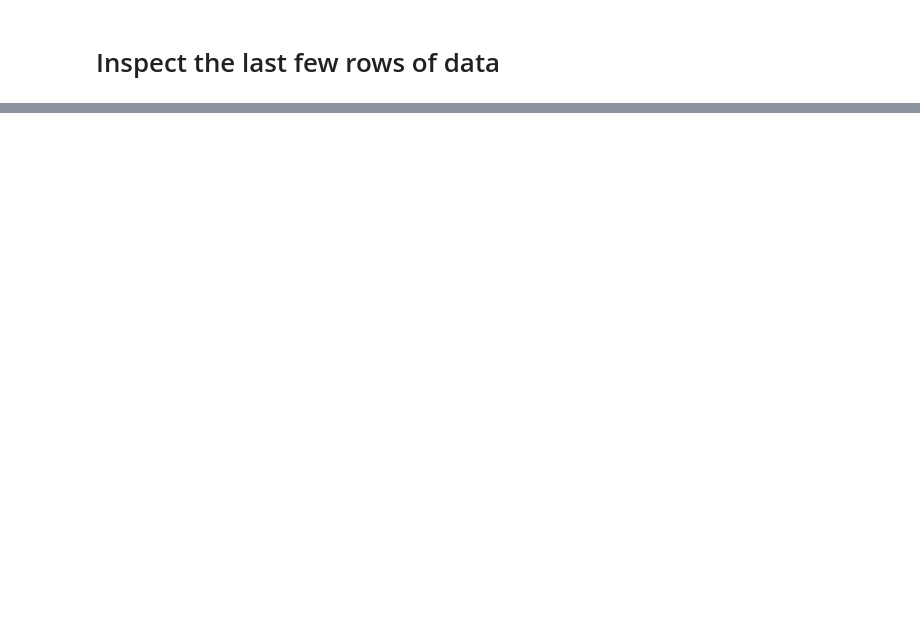
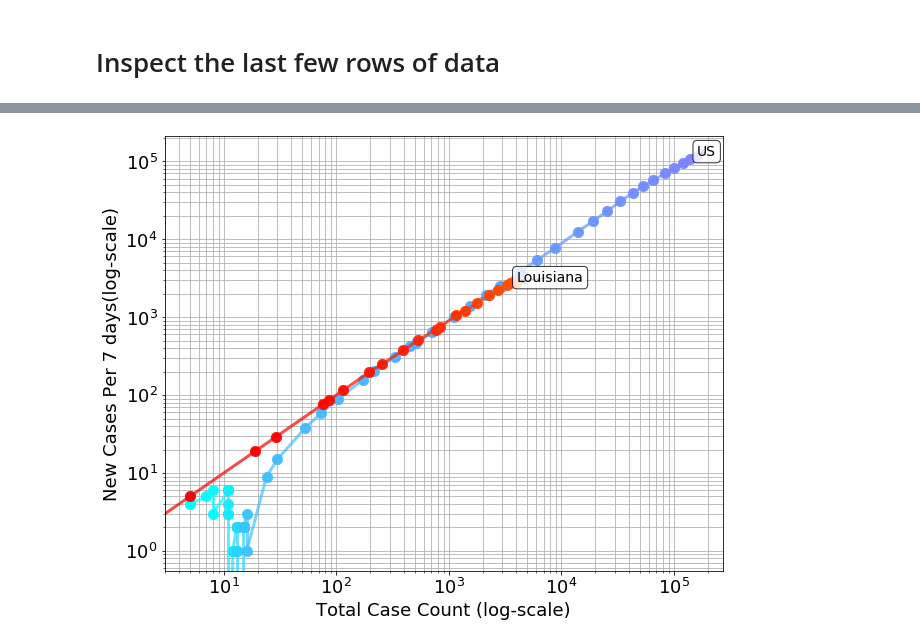
Before and after one commit to nrhinehart/COVID-19-pyvis, a Jupyter notebook: overview_plotting_example.ipynb, the cells around one changed output, grey strips where cells are left out. Saved outputs shown, nothing was run; the diff lists cells and outputs as text; code cells hidden in the pictures; blank space fills up the shorter version.

Commit message:
Updated to plot rate graphs

```diff
--- a/overview_plotting_example.ipynb
+++ b/overview_plotting_example.ipynb
@@ -255,0 +129,6 @@ plot_regions(["South Korea"])
+# %%
+state='Louisiana'
+fig = plot_rate_vs_cases_of_country(['US'], label='US')
+_=plot_rate_vs_cases_of_states([state], label=state, fig=fig, cmap='hot')
+# %% [output]
+[figure, added]
```
Also changed, not shown: parts of 42 cells of this notebook, 1 other file.
